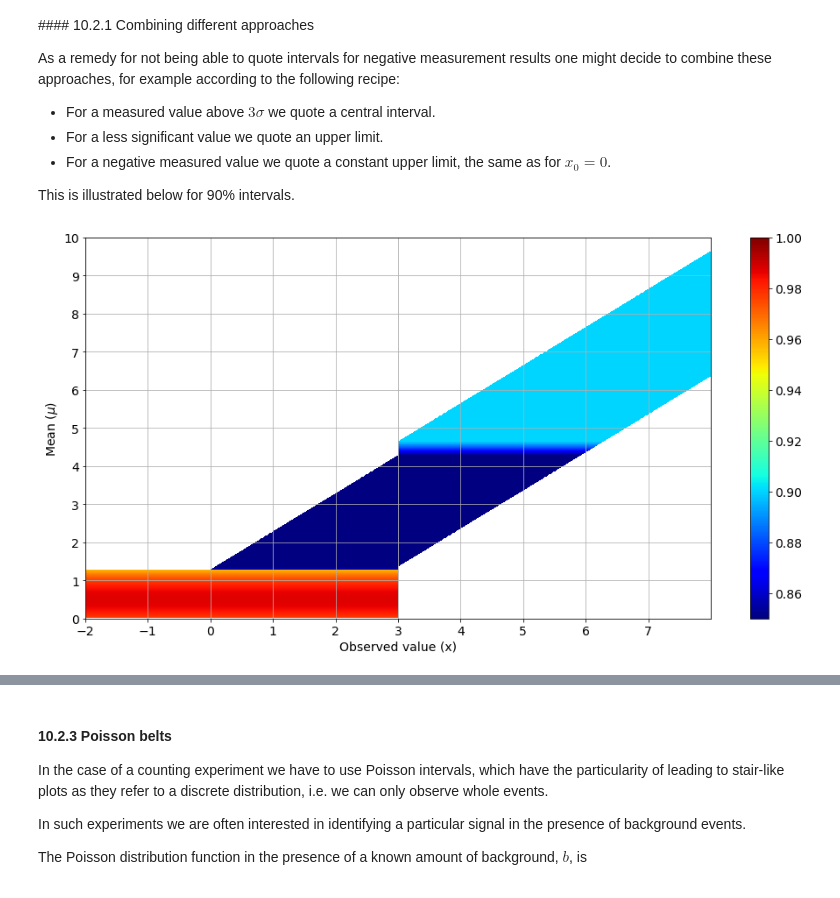
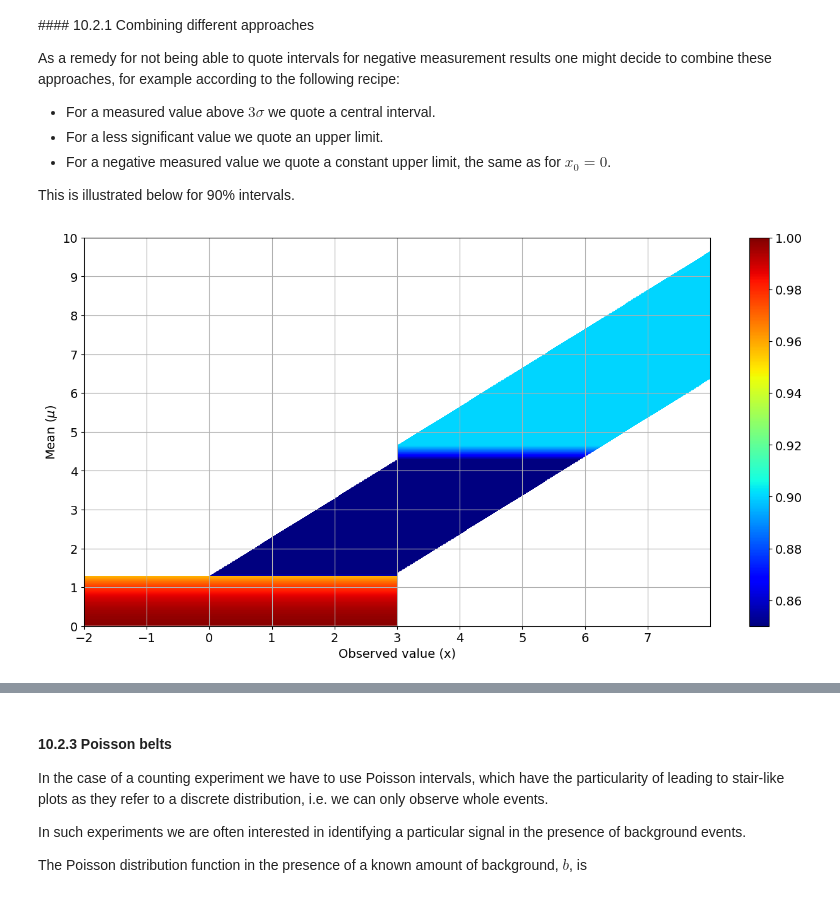
Before and after one commit to bretonr/intro_data_science, a Jupyter notebook: Chapter 10/Chapter 10.ipynb, the cells around one changed output, grey strips where cells are left out. Cells and saved outputs as stored; diff of their text form; code cells hidden in the pictures.

Commit message:
updating flip flopping plot

```diff
--- a/Chapter 10/Chapter 10.ipynb
+++ b/Chapter 10/Chapter 10.ipynb
@@ -460,33 +460,36 @@ for i in range(1,nSamples):
     else:
         xm = min_x
     if xp_c > 3:
         xp = xp_c
     else:
         xp = 3.
-    p = get_prob(xm,xp,mean,sigma)
+    if min_x == xm:
+        p = get_prob(-99.,xp,mean,sigma)
+    else:
+        p = get_prob(xm,xp,mean,sigma)
     xp = min(xp, max_x)
     norm_patches.append( Rectangle((xm,mean),xp-xm,max_mean/nSamples) ) # define drawing object for confidence interval
     norm_colors.append(p)
 norms = PatchCollection(norm_patches, alpha=1.0, cmap=jet) # drawing object for complete belt
 norms.set_array(np.array(norm_colors))
 norms.set_clim([0.85, 1])
 
 fig, ax = plt.subplots(figsize=(16,8))
 ax.set_xlim(min_x,max_x) # set x axis range
 ax.set_ylim(0,max_mean)         # set y axis range
 
 ax.add_collection(norms) # draw belt
 
 # plot optics
 ax.set_yticks([max_mean*x/10. for x in range(11)])
 ax.set_xticks([min_x + x for x in range(ceil(max_x-min_x))])
 ax.grid(which='both',axis='x')
 ax.grid(which='major',axis='y')
 ax.set_xlabel('Observed value (x)')
 ax.set_ylabel('Mean ($\mu$)')
 
 plt.colorbar(norms)
 plt.show()
 # %% [output]
-[figure, old version]
+[figure, new version]
 # %% [markdown]
```
